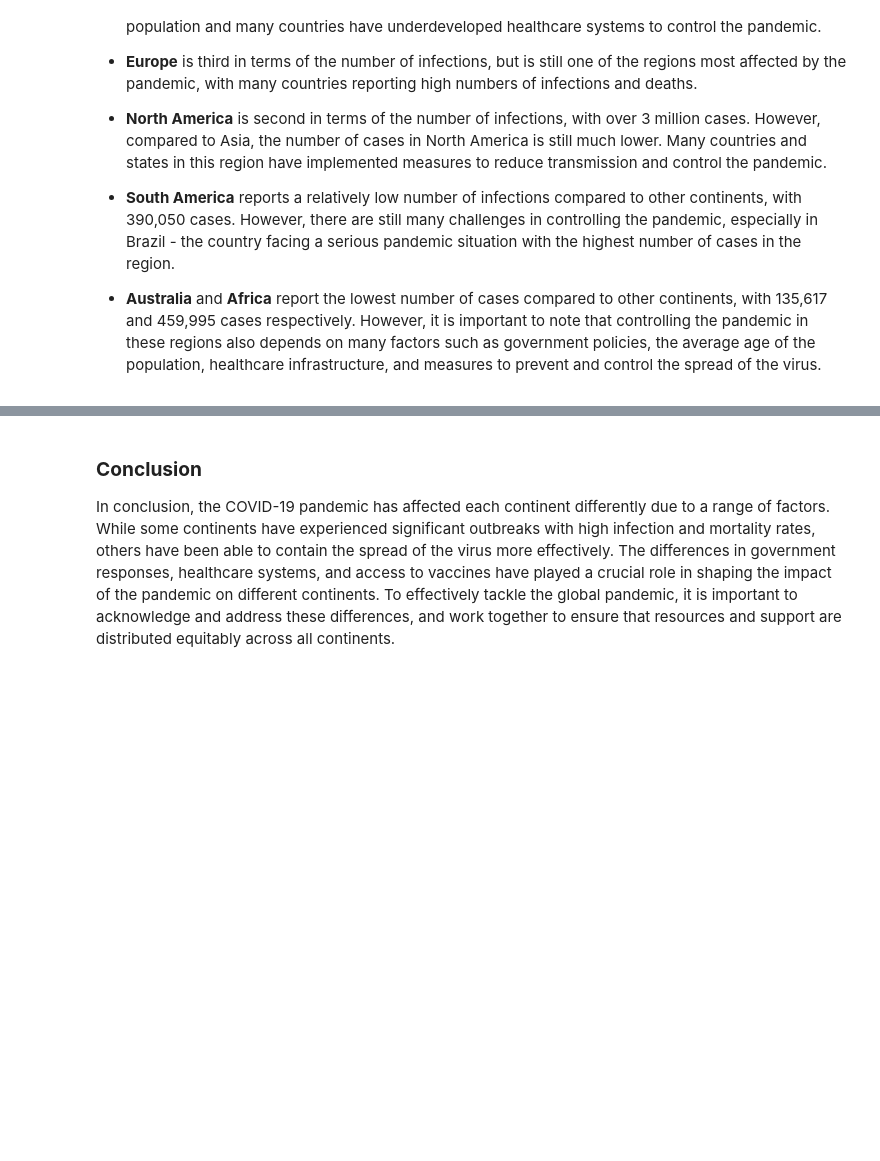
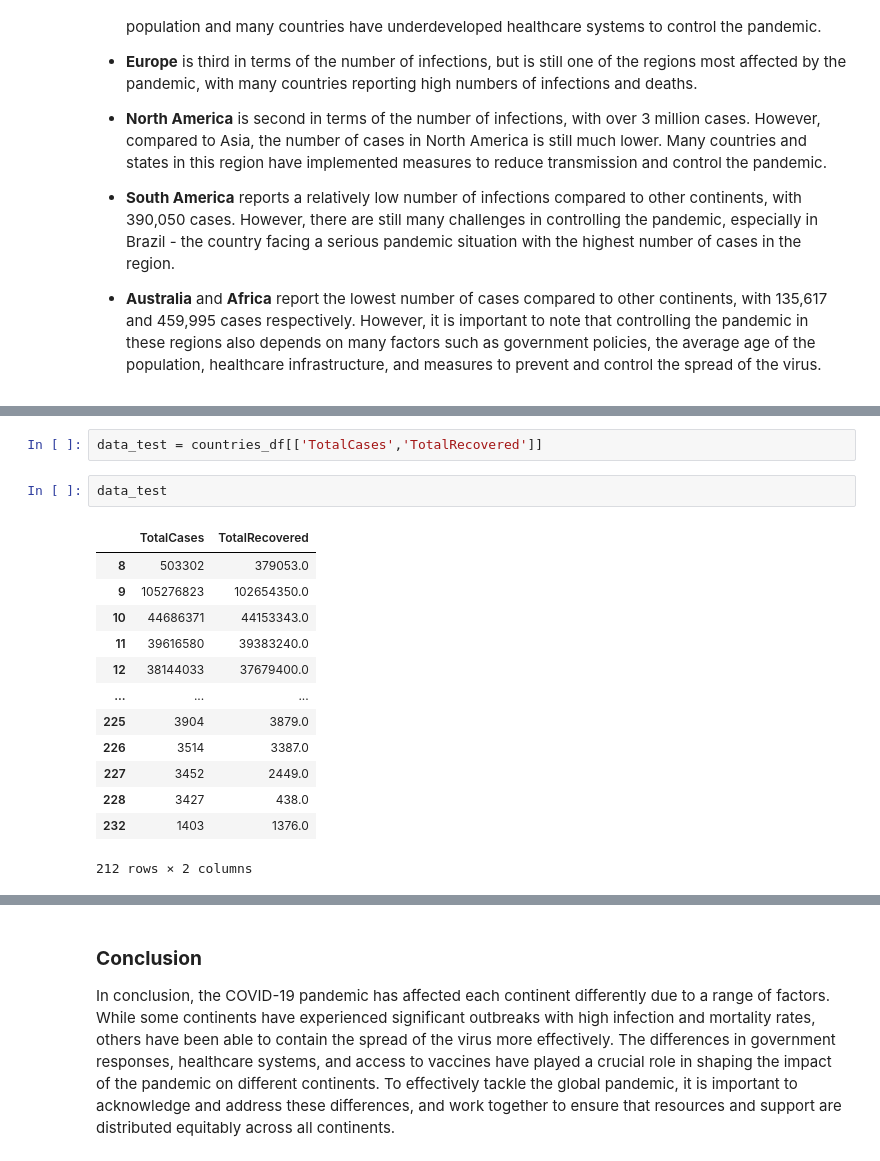
Before and after one commit to daongochoa2002/Lab1-Data-Visualization, a Jupyter notebook: Coronavirus-Analysis.ipynb, the cells around one changed output, grey strips where cells are left out. Drawn from its saved outputs; the diff is of its cells as text; blank space fills up the shorter version.

```diff
--- a/Coronavirus Analysis.ipynb
+++ b/Coronavirus-Analysis.ipynb
@@ -895,0 +899,18 @@ Looking at the data, we can make the following observations and evaluations:
+# %%
+data_test = countries_df[['TotalCases','TotalRecovered']]
+# %%
+data_test
+# %% [output]
+|  | TotalCases | TotalRecovered |
+| 8 | 503302 | 379053.0 |
+| 9 | 105276823 | 102654350.0 |
+| 10 | 44686371 | 44153343.0 |
+| 11 | 39616580 | 39383240.0 |
+| 12 | 38144033 | 37679400.0 |
+| ... | ... | ... |
+| 225 | 3904 | 3879.0 |
+| 226 | 3514 | 3387.0 |
+| 227 | 3452 | 2449.0 |
+| 228 | 3427 | 438.0 |
+| 232 | 1403 | 1376.0 |
+212 rows × 2 columns
```
Also changed, not shown: parts of 21 cells of this notebook.
